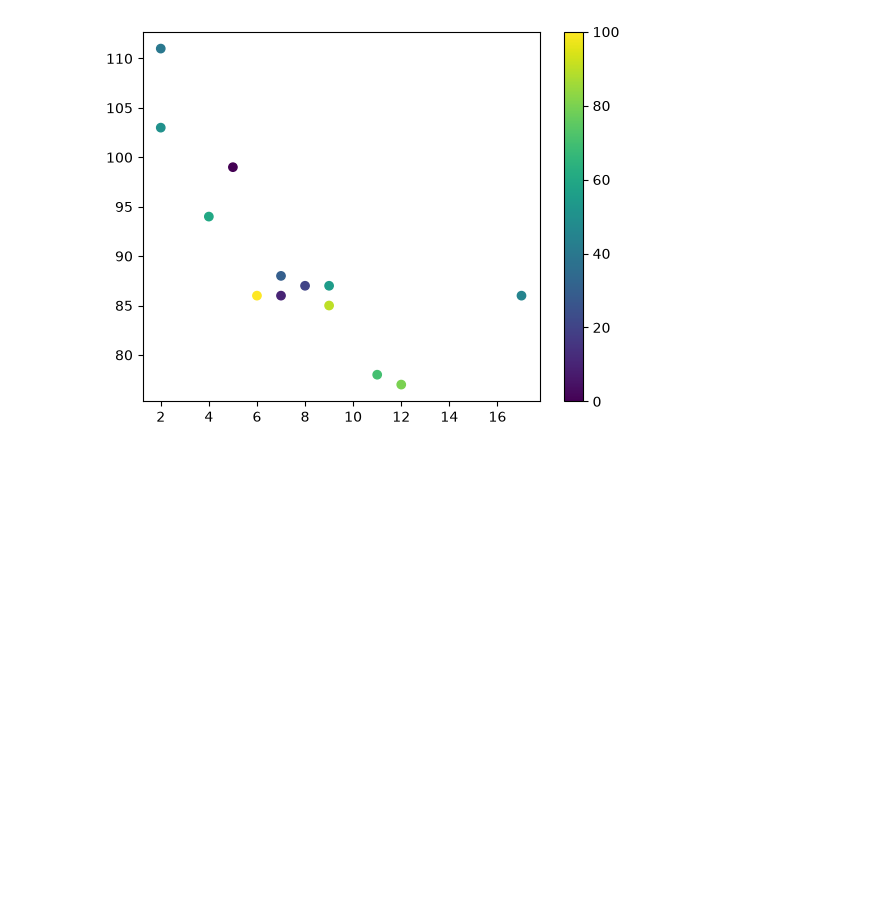
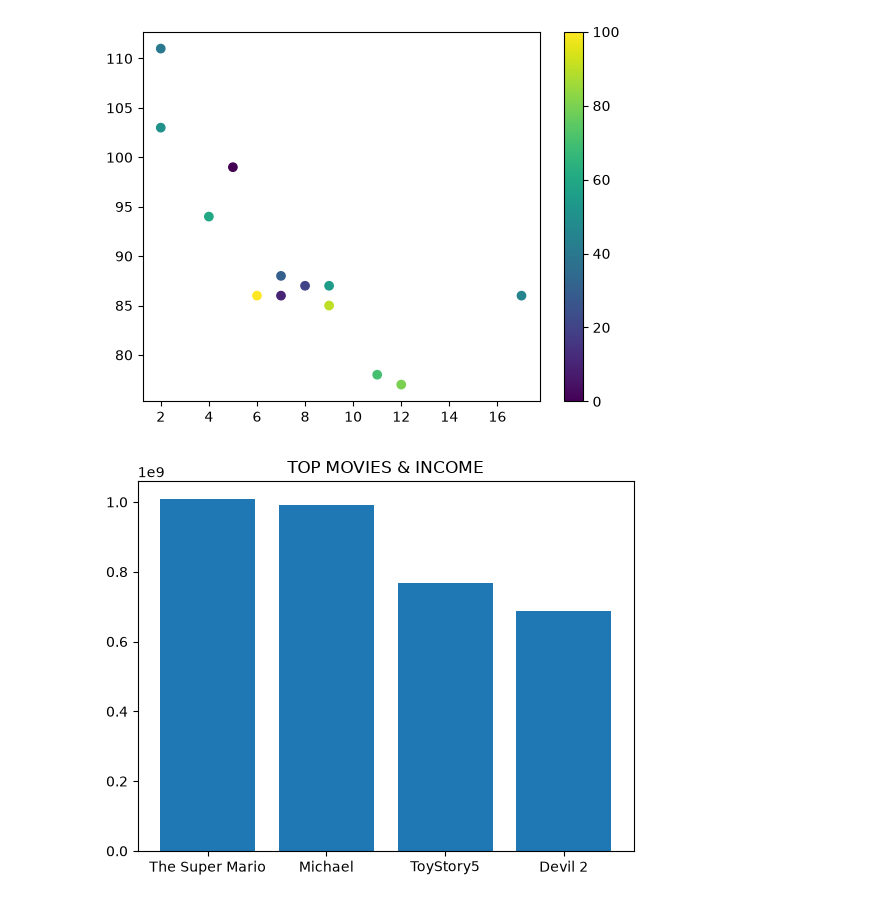
Before and after one commit to rahul160111/aiml, a Jupyter notebook: machine learning/matplot.ipynb, the cells around one changed output. Saved outputs shown, nothing was run; the diff lists cells and outputs as text; code cells hidden in the pictures; blank space fills up the shorter version.

```diff
--- a/machine learning/matplot.ipynb
+++ b/machine learning/matplot.ipynb
@@ -152,3 +152,13 @@ plt.colorbar()
 plt.show()
 # %% [output]
 [figure]
+# %%
+x = np.array(['The Super Mario','Michael','ToyStory5','Devil 2'])
+y = np.array([1008721015,991474425,768198297,688017297])
+
+
+plt.title('TOP MOVIES & INCOME')
+plt.bar(x,y)
+plt.show()
+# %% [output]
+[figure, added]
```
Also changed, not shown: parts of 1 cell of this notebook.
